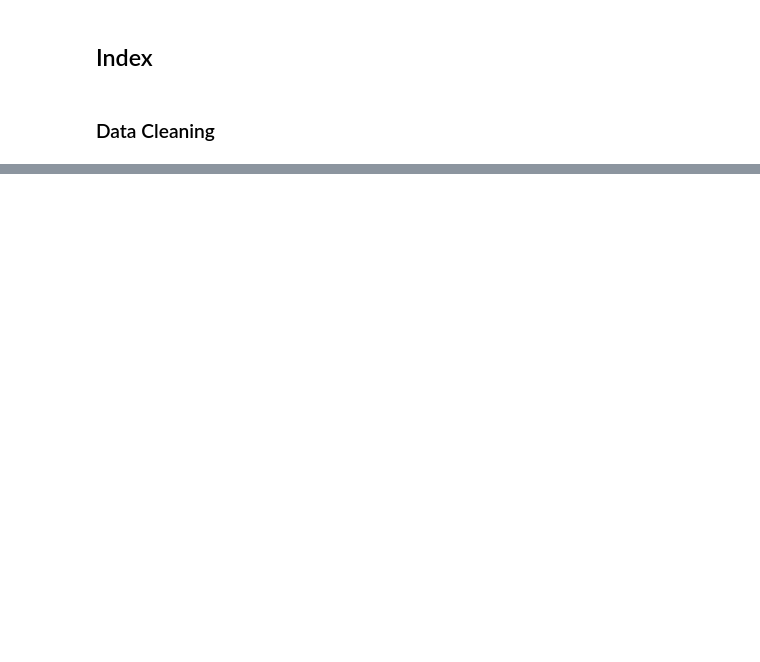
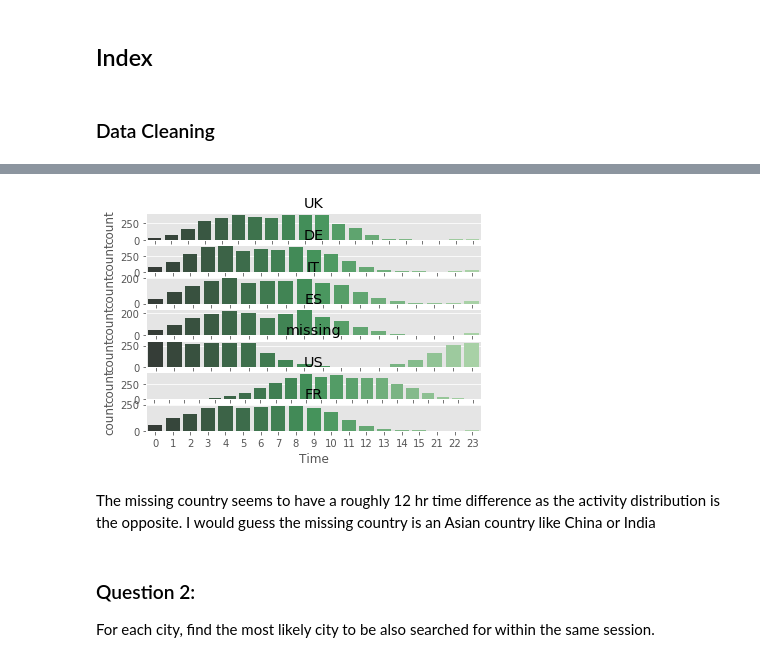
Before and after one commit to dipalira/DS-Challenges, a Jupyter notebook: City Similarity/City Similarity.ipynb, the cells around one changed output, grey strips where cells are left out. Cells and saved outputs as stored; diff of their text form; code cells hidden in the pictures; blank space fills up the shorter version.

```diff
--- a/City Similarity/City Similarity.ipynb
+++ b/City Similarity/City Similarity.ipynb
@@ -58,0 +52,2 @@ KeyError: 'timestamp'
+# %%
+df['country'] = df['country'].replace('', 'missing', regex=True)
@@ -58,0 +59,14 @@ KeyError: 'timestamp'
+# %%
+import seaborn as sns
+fig, axs = plt.subplots(nrows= 7)
+countries = ['UK', 'DE', 'IT', 'ES', 'missing', 'US', 'FR']
+for i,country in enumerate(countries):
+    sns.countplot(x="Time", data=df[df['country'] == country], palette="Greens_d",ax=axs[i]).set_title(country)
+plt.show()
+# %% [output]
+[figure, added]
+# %% [markdown]
+The missing country seems to have a roughly 12 hr time difference as the activity distribution is the opposite. I would guess the missing country is an Asian country like China or India
+# %% [markdown]
+### Question 2:
+For each city, ﬁnd the most likely city to be also searched for within the same session.
```
Also changed, not shown: parts of 15 cells of this notebook.
